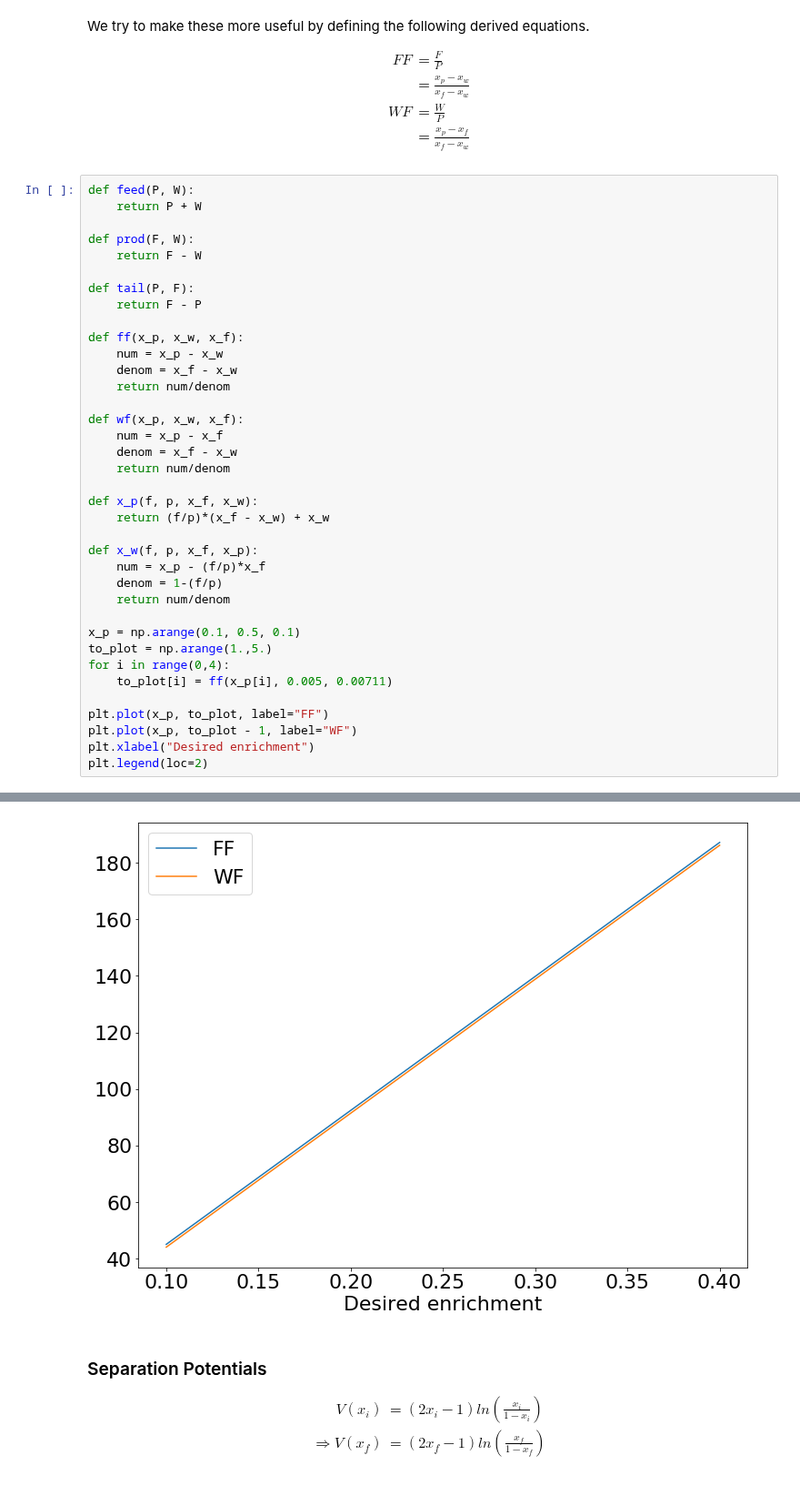
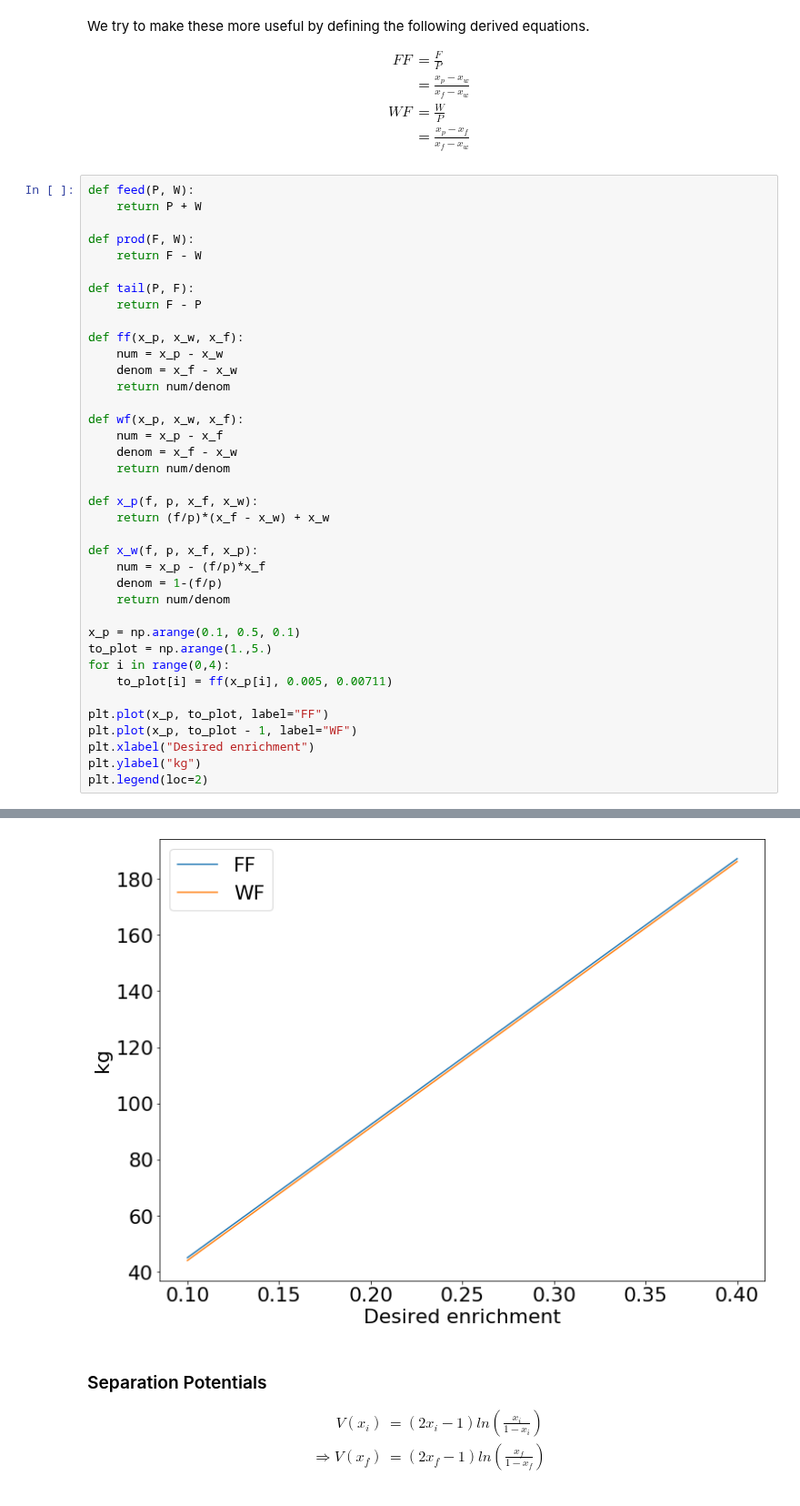
Before and after one commit to katyhuff/npre412, a Jupyter notebook: enrichment/enrichment.ipynb, the cells around one changed output, grey strips where cells are left out. Shown at 91% size. Saved outputs shown, nothing was run; the diff lists cells and outputs as text.

```diff
--- a/enrichment/enrichment.ipynb
+++ b/enrichment/enrichment.ipynb
@@ -194,34 +194,35 @@ def tail(P, F):
 
 def ff(x_p, x_w, x_f):
     num = x_p - x_w
     denom = x_f - x_w
     return num/denom
 
 def wf(x_p, x_w, x_f):
     num = x_p - x_f
     denom = x_f - x_w
     return num/denom
 
 def x_p(f, p, x_f, x_w):
     return (f/p)*(x_f - x_w) + x_w
 
 def x_w(f, p, x_f, x_p):
     num = x_p - (f/p)*x_f
     denom = 1-(f/p)
     return num/denom
 
 x_p = np.arange(0.1, 0.5, 0.1)
 to_plot = np.arange(1.,5.)
 for i in range(0,4):
     to_plot[i] = ff(x_p[i], 0.005, 0.00711)
 
 plt.plot(x_p, to_plot, label="FF")
 plt.plot(x_p, to_plot - 1, label="WF")
 plt.xlabel("Desired enrichment")
+plt.ylabel("kg")
 plt.legend(loc=2)
 # %% [output]
 <matplotlib.legend.Legend at 0x...>
-[figure, old version]
+[figure, new version]
 # %% [markdown]
 ### Separation Potentials
 
```
Also changed, not shown: parts of 1 cell of this notebook, 5 other files.
